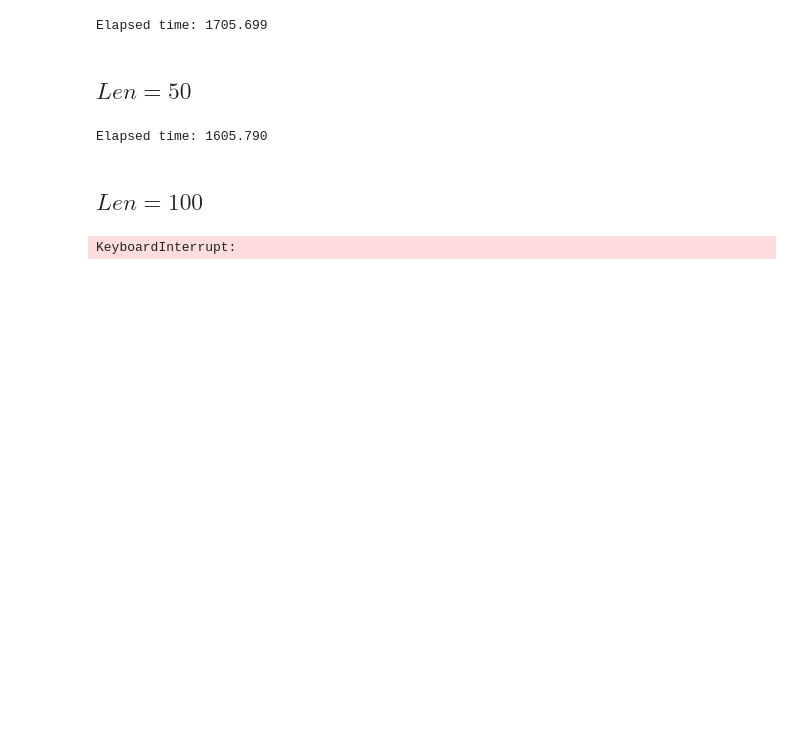
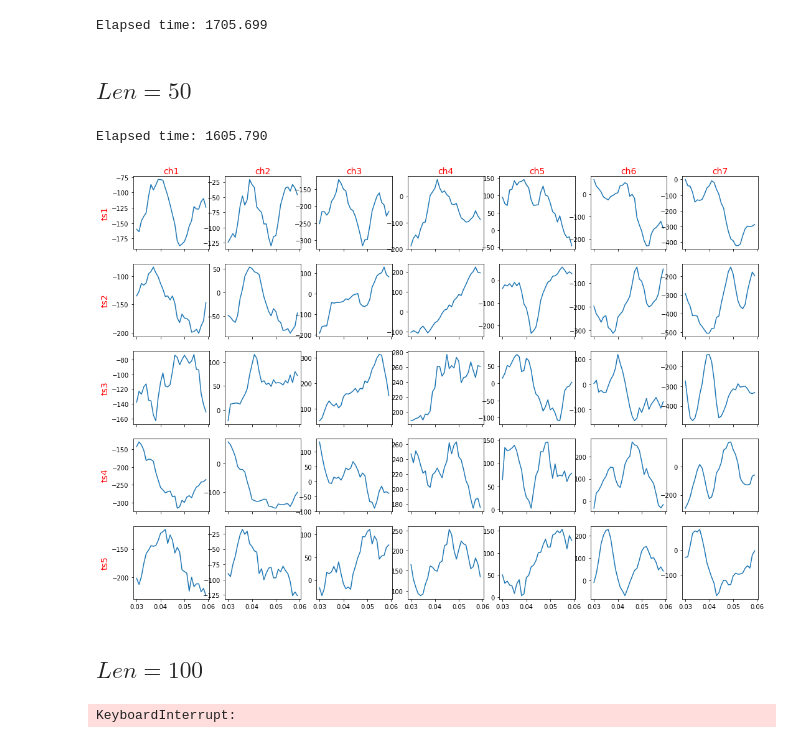
Before and after one commit to igor-yusupov/2018-Project-3, a Jupyter notebook: code/tests.ipynb, the cells around one changed output. Cells and saved outputs as stored; diff of their text form; code cells hidden in the pictures; blank space fills up the shorter version.

Commit message:
Ecog report + ar testing + new hierarchy clustering

```diff
--- a/code/tests.ipynb
+++ b/code/tests.ipynb
@@ -76,3 +76,8 @@ with open("../data/result_info_50", 'wb') as f:
     dill.dump(result_infos_2, f)
 # %% [output]
 Elapsed time: 1605.790
+# %%
+with open("../data/result_info_50", 'rb') as f:
+    res = dill.load(f)
+# %%
+info = res['common_dtw_l=0.3_dist2']
@@ -79,3 +86,7 @@ Elapsed time: 1605.790
+# %%
+info.clusters_compare_table(3, )
+# %% [output]
+[figure, added]
 # %% [markdown]
 ## $Len = 100$
 # %%
```
Also changed, not shown: parts of 1 cell of this notebook, 4 other files.
